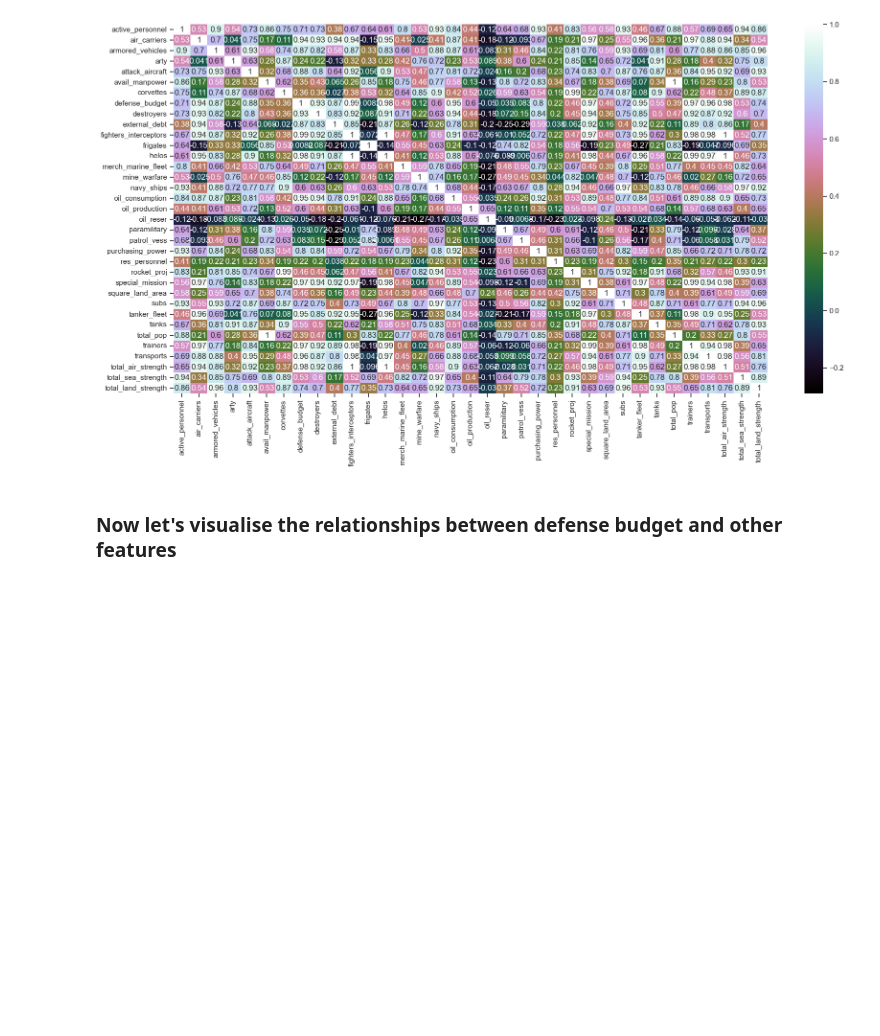
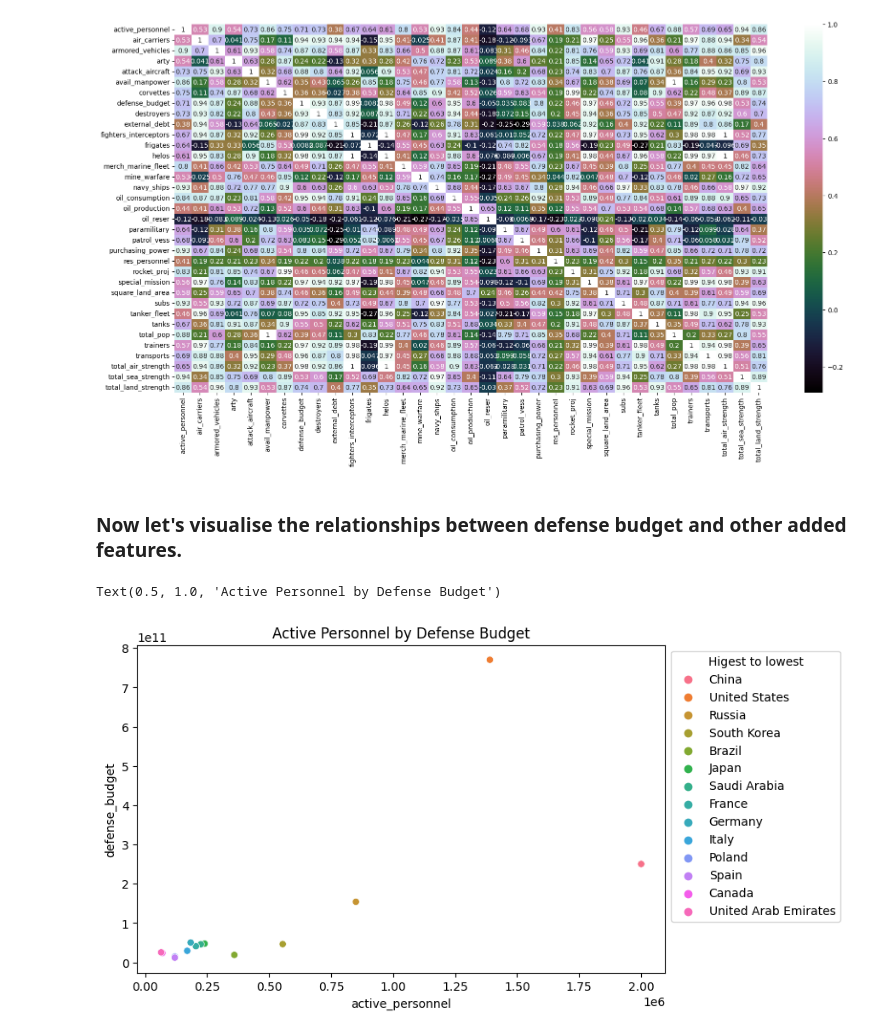
Before and after one commit to raycerna/military-firepower, a Jupyter notebook: final_report.ipynb, the cells around one changed output. Saved outputs shown, nothing was run; the diff lists cells and outputs as text; code cells hidden in the pictures; blank space fills up the shorter version.

```diff
--- a/final_report.ipynb
+++ b/final_report.ipynb
@@ -115,10 +114,14 @@ sns.heatmap(train.corr(),annot=True, cmap='cubehelix')
 <AxesSubplot:>
 [figure]
 # %% [markdown]
-### Now let's visualise the relationships between defense budget and other features
+### Now let's visualise the relationships between defense budget and other added features.
 # %%
-
-plt.figure(figsize = (10,6))
-sns.scatterplot(x='total_pop', y='defense_budget', hue='country',
-                data=train.sort_values('defense_budget',ascending=False))
-plt.legend(loc = 2, bbox_to_anchor = (1,1))
+# plots total population by defense budget with hue of country.
+plt.figure(figsize = (8,5))
+sns.scatterplot(x='active_personnel', y='defense_budget', hue='country',
+                data=train.sort_values('active_personnel',ascending=False))
+plt.legend(loc = 2, bbox_to_anchor = (1,1), title='Higest to lowest')
+plt.title("Active Personnel by Defense Budget")
+# %% [output]
+Text(0.5, 1.0, 'Active Personnel by Defense Budget')
+[figure, added]
```
Also changed, not shown: parts of 15 cells of this notebook.
